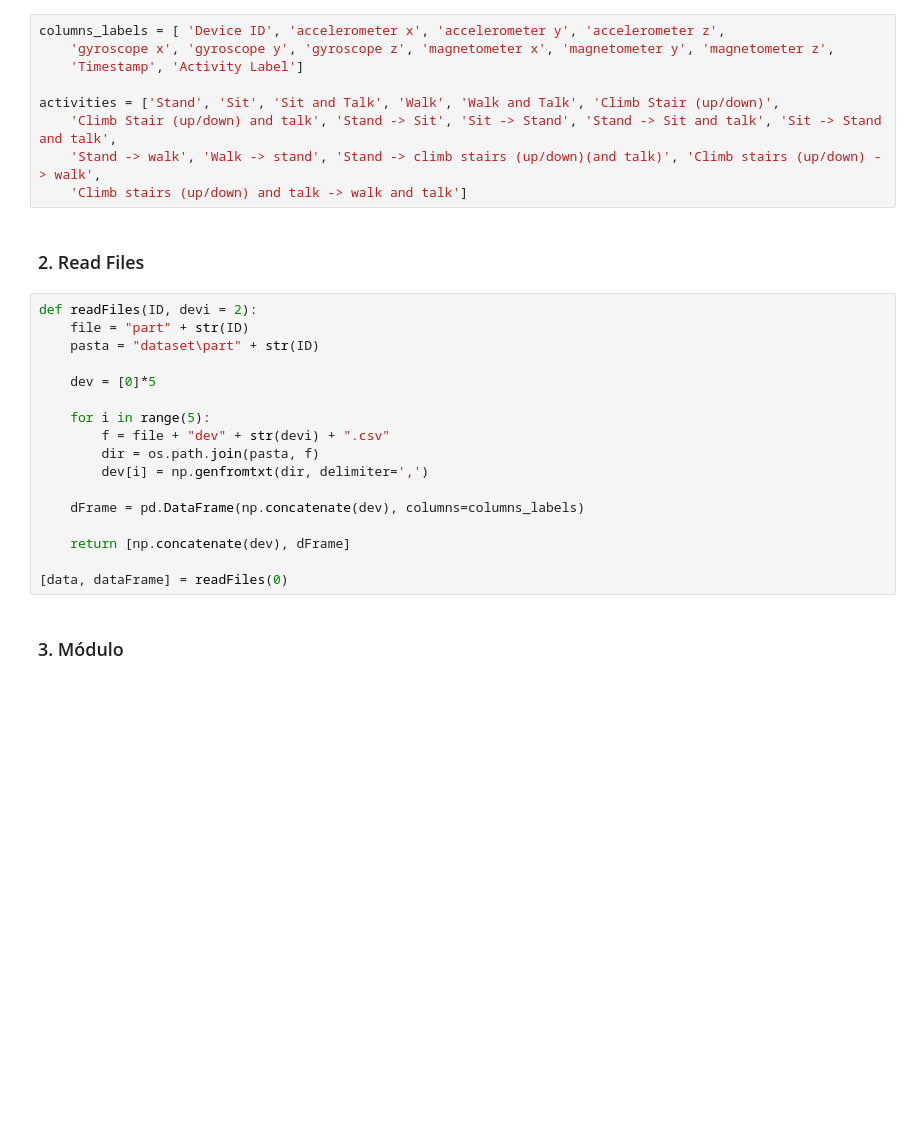
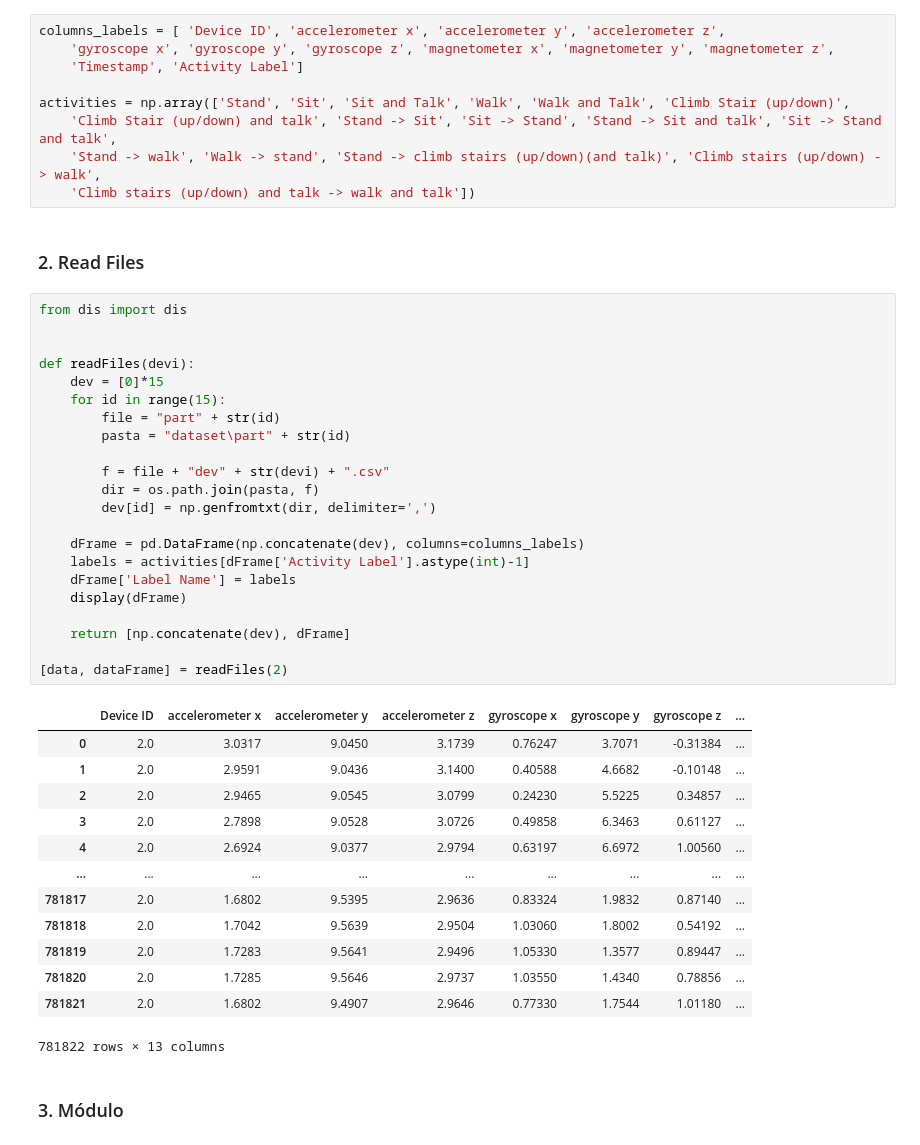
Before and after one commit to patii01/TCD-TP, a Jupyter notebook: code/mainActivity.ipynb, the cells around one changed output. Cells and saved outputs as stored; diff of their text form; blank space fills up the shorter version.

```diff
--- a/code/mainActivity.ipynb
+++ b/code/mainActivity.ipynb
@@ -9,28 +9,47 @@ columns_labels = [ 'Device ID', 'accelerometer x', 'accelerometer y', 'accelerom
     'gyroscope x', 'gyroscope y', 'gyroscope z', 'magnetometer x', 'magnetometer y', 'magnetometer z',
     'Timestamp', 'Activity Label']
 
-activities = ['Stand', 'Sit', 'Sit and Talk', 'Walk', 'Walk and Talk', 'Climb Stair (up/down)',
+activities = np.array(['Stand', 'Sit', 'Sit and Talk', 'Walk', 'Walk and Talk', 'Climb Stair (up/down)',
     'Climb Stair (up/down) and talk', 'Stand -> Sit', 'Sit -> Stand', 'Stand -> Sit and talk', 'Sit -> Stand and talk',
     'Stand -> walk', 'Walk -> stand', 'Stand -> climb stairs (up/down)(and talk)', 'Climb stairs (up/down) -> walk',
-    'Climb stairs (up/down) and talk -> walk and talk']
+    'Climb stairs (up/down) and talk -> walk and talk'])
 # %% [markdown]
 ### 2. Read Files
 # %%
-def readFiles(ID, devi = 2):
-    file = "part" + str(ID)
-    pasta = "dataset\part" + str(ID)
+from dis import dis
 
-    dev = [0]*5
 
-    for i in range(5):
+def readFiles(devi):
+    dev = [0]*15
+    for id in range(15):
+        file = "part" + str(id)
+        pasta = "dataset\part" + str(id)
+
         f = file + "dev" + str(devi) + ".csv"
         dir = os.path.join(pasta, f)
-        dev[i] = np.genfromtxt(dir, delimiter=',')
+        dev[id] = np.genfromtxt(dir, delimiter=',')
 
     dFrame = pd.DataFrame(np.concatenate(dev), columns=columns_labels)
+    labels = activities[dFrame['Activity Label'].astype(int)-1]
+    dFrame['Label Name'] = labels
+    display(dFrame)
 
     return [np.concatenate(dev), dFrame]
 
-[data, dataFrame] = readFiles(0)
+[data, dataFrame] = readFiles(2)
+# %% [output]
+|  | Device ID | accelerometer x | accelerometer y | accelerometer z | gyroscope x | gyroscope y | gyroscope z | ... |
+| 0 | 2.0 | 3.0317 | 9.0450 | 3.1739 | 0.76247 | 3.7071 | -0.31384 | ... |
+| 1 | 2.0 | 2.9591 | 9.0436 | 3.1400 | 0.40588 | 4.6682 | -0.10148 | ... |
+| 2 | 2.0 | 2.9465 | 9.0545 | 3.0799 | 0.24230 | 5.5225 | 0.34857 | ... |
+| 3 | 2.0 | 2.7898 | 9.0528 | 3.0726 | 0.49858 | 6.3463 | 0.61127 | ... |
+| 4 | 2.0 | 2.6924 | 9.0377 | 2.9794 | 0.63197 | 6.6972 | 1.00560 | ... |
+| ... | ... | ... | ... | ... | ... | ... | ... | ... |
+| 781817 | 2.0 | 1.6802 | 9.5395 | 2.9636 | 0.83324 | 1.9832 | 0.87140 | ... |
+| 781818 | 2.0 | 1.7042 | 9.5639 | 2.9504 | 1.03060 | 1.8002 | 0.54192 | ... |
+| 781819 | 2.0 | 1.7283 | 9.5641 | 2.9496 | 1.05330 | 1.3577 | 0.89447 | ... |
+| 781820 | 2.0 | 1.7285 | 9.5646 | 2.9737 | 1.03550 | 1.4340 | 0.78856 | ... |
+| 781821 | 2.0 | 1.6802 | 9.4907 | 2.9646 | 0.77330 | 1.7544 | 1.01180 | ... |
+781822 rows × 13 columns
 # %% [markdown]
 ### 3. Módulo
```
Also changed, not shown: parts of 4 cells of this notebook.
